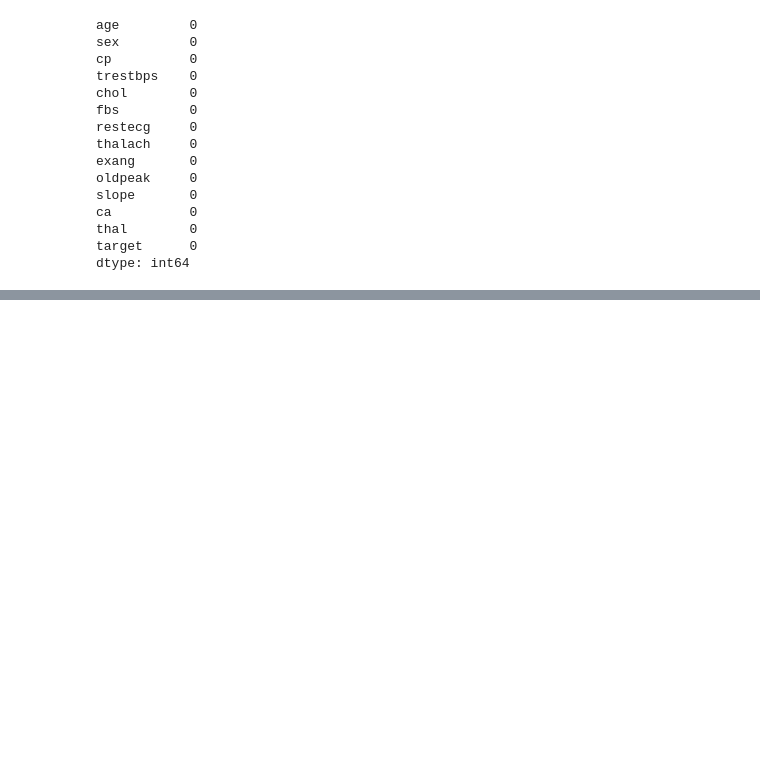
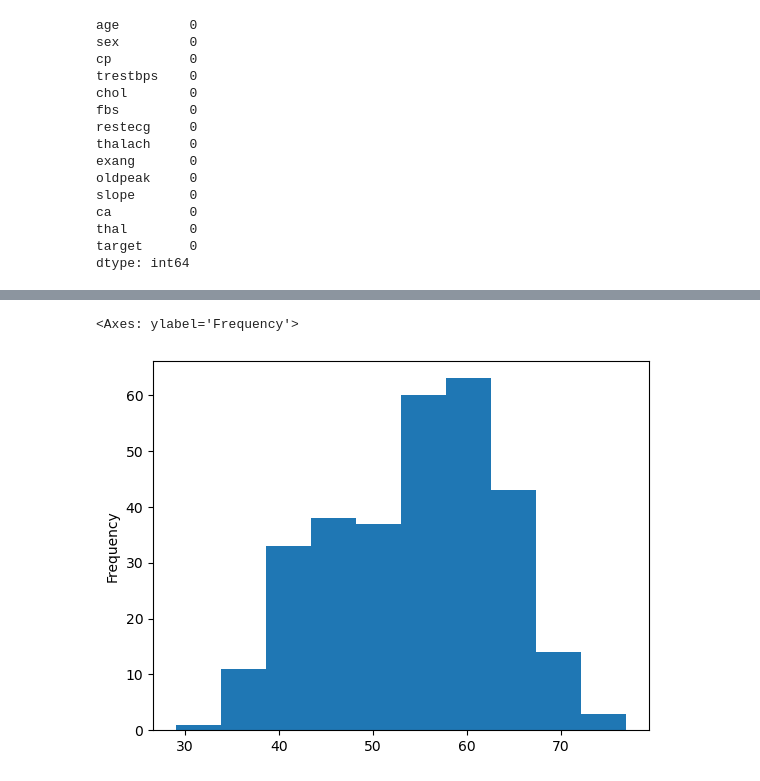
Before and after one commit to cillustrisimo/Heart-Disease-Classification-Model, a Jupyter notebook: heart-disease-classification.ipynb, the cells around one changed output, grey strips where cells are left out. Saved outputs shown, nothing was run; the diff lists cells and outputs as text; code cells hidden in the pictures; blank space fills up the shorter version.

```diff
--- a/heart-disease-classification.ipynb
+++ b/heart-disease-classification.ipynb
@@ -173,0 +241,6 @@ dtype: int64
+# %%
+# Distribution of age of our samples
+df.age.plot.hist()
+# %% [output]
+<Axes: ylabel='Frequency'>
+[figure, added]
```
Also changed, not shown: parts of 18 cells of this notebook.
